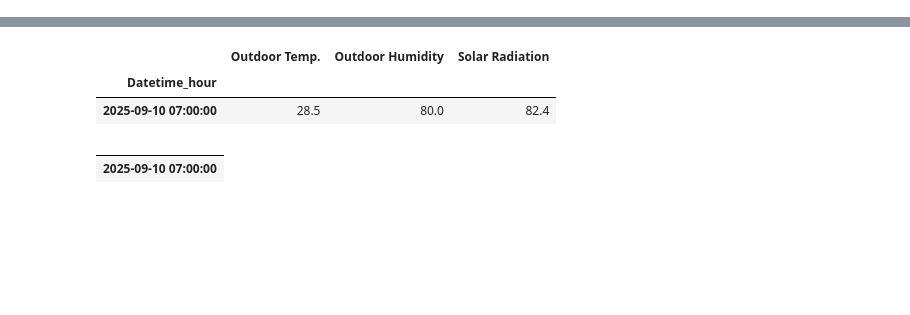
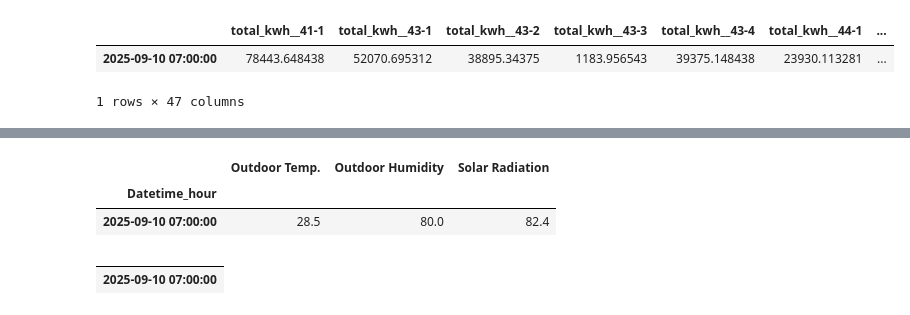
Before and after one commit to MENTERU/AIrux8_opti_logic_prod, a Jupyter notebook: notebooks/深層強化学習/深層強化学習_下準備.ipynb, the cells around one changed output, grey strips where cells are left out. Drawn from its saved outputs; the diff is of its cells as text; code cells hidden in the pictures; blank space fills up the shorter version.

```diff
--- a/notebooks/深層強化学習/深層強化学習_下準備.ipynb
+++ b/notebooks/深層強化学習/深層強化学習_下準備.ipynb
@@ -258 +317,7 @@ control_df
+# %%
+y_7
+# %% [output]
+|  | total_kwh__41-1 | total_kwh__43-1 | total_kwh__43-2 | total_kwh__43-3 | total_kwh__43-4 | total_kwh__44-1 | ... |
+| 2025-09-10 07:00:00 | 78443.648438 | 52070.695312 | 38895.34375 | 1183.956543 | 39375.148438 | 23930.113281 | ... |
+1 rows × 47 columns
 # %%
```
Also changed, not shown: parts of 11 cells of this notebook, 9 other files.
